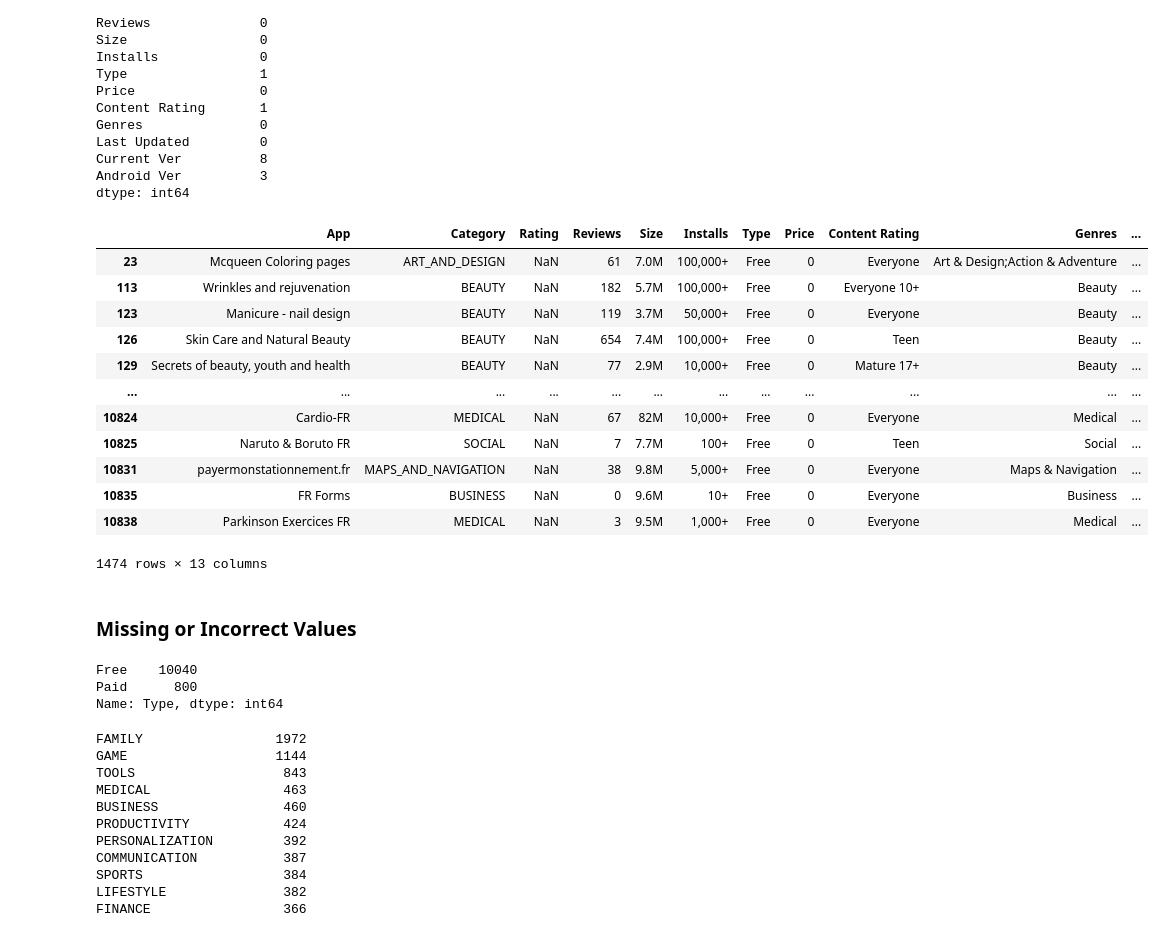
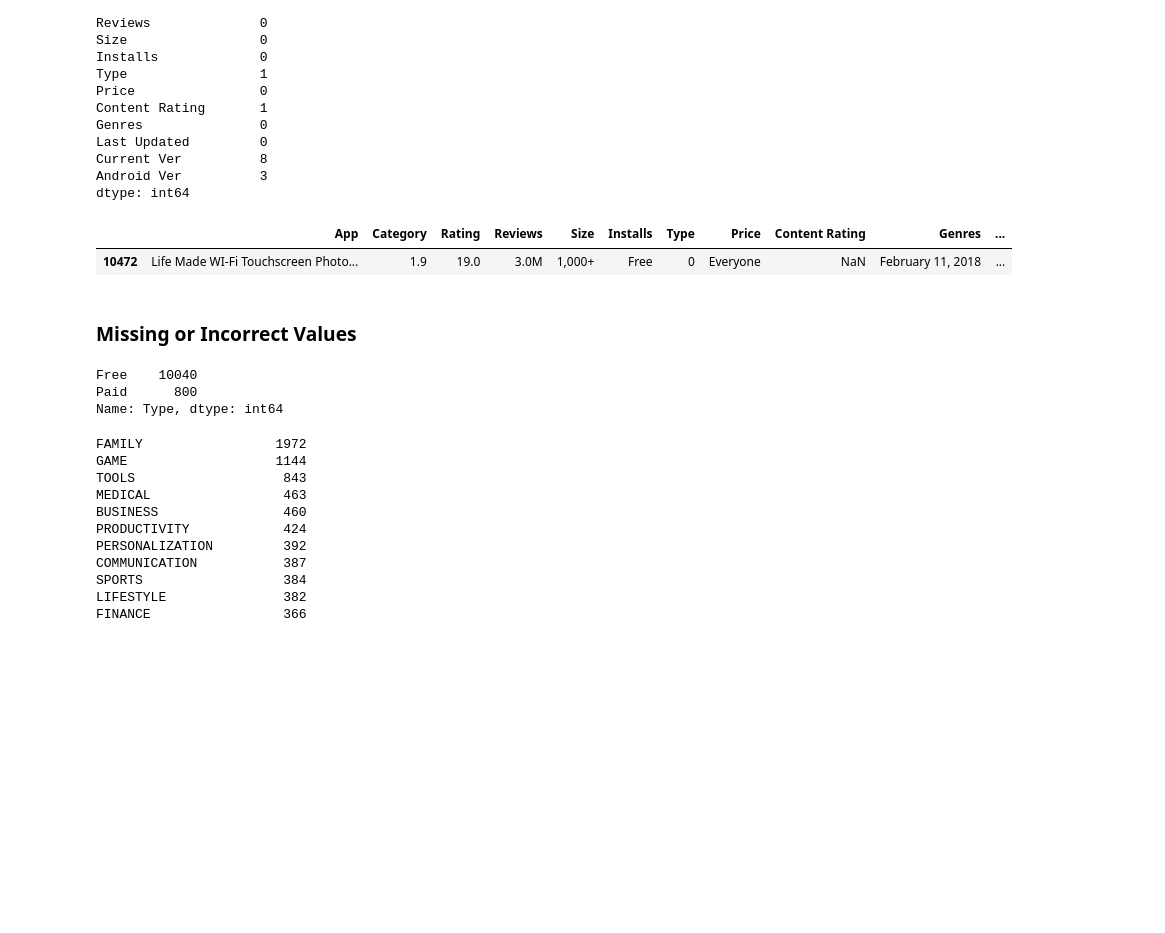
Before and after one commit to jiawei-li89/Project, a Jupyter notebook: Week5-6_Google_Player_Store.ipynb, the cells around one changed output. Saved outputs shown, nothing was run; the diff lists cells and outputs as text; code cells hidden in the pictures; blank space fills up the shorter version.

```diff
--- a/Week5-6_Google_Player_Store.ipynb
+++ b/Week5-6_Google_Player_Store.ipynb
@@ -83,33 +84,26 @@ Android Ver          3
 dtype: int64
 # %%
 playstore[playstore['Rating'].isnull()]
+playstore[playstore.Type == '0']
 # %% [output]
 |  | App | Category | Rating | Reviews | Size | Installs | Type | Price | Content Rating | Genres | ... |
-| 23 | Mcqueen Coloring pages | ART_AND_DESIGN | NaN | 61 | 7.0M | 100,000+ | Free | 0 | Everyone | Art & Design;Action & Adventure | ... |
-| 113 | Wrinkles and rejuvenation | BEAUTY | NaN | 182 | 5.7M | 100,000+ | Free | 0 | Everyone 10+ | Beauty | ... |
-| 123 | Manicure - nail design | BEAUTY | NaN | 119 | 3.7M | 50,000+ | Free | 0 | Everyone | Beauty | ... |
-| 126 | Skin Care and Natural Beauty | BEAUTY | NaN | 654 | 7.4M | 100,000+ | Free | 0 | Teen | Beauty | ... |
-| 129 | Secrets of beauty, youth and health | BEAUTY | NaN | 77 | 2.9M | 10,000+ | Free | 0 | Mature 17+ | Beauty | ... |
-| ... | ... | ... | ... | ... | ... | ... | ... | ... | ... | ... | ... |
-| 10824 | Cardio-FR | MEDICAL | NaN | 67 | 82M | 10,000+ | Free | 0 | Everyone | Medical | ... |
-| 10825 | Naruto & Boruto FR | SOCIAL | NaN | 7 | 7.7M | 100+ | Free | 0 | Teen | Social | ... |
-| 10831 | payermonstationnement.fr | MAPS_AND_NAVIGATION | NaN | 38 | 9.8M | 5,000+ | Free | 0 | Everyone | Maps & Navigation | ... |
-| 10835 | FR Forms | BUSINESS | NaN | 0 | 9.6M | 10+ | Free | 0 | Everyone | Business | ... |
-| 10838 | Parkinson Exercices FR | MEDICAL | NaN | 3 | 9.5M | 1,000+ | Free | 0 | Everyone | Medical | ... |
+| 10472 | Life Made WI-Fi Touchscreen Photo... | 1.9 | 19.0 | 3.0M | 1,000+ | Free | 0 | Everyone | NaN | February 11, 2018 | ... |
-1474 rows × 13 columns
 # %% [markdown]
 ### Missing or Incorrect Values
-# %%
-"""
-Change Type to Free for the Apps with Type=O
-"""
-playstore.Type.value_counts()
-playstore['Type']=playstore.Type.replace(['0'],'Free')
-playstore.Type.value_counts()
-# %% [output]
-Free    10040
-Paid      800
-Name: Type, dtype: int64
+# %%
+"""
+Change Type to Free for the Apps with Type=O
+"""
+playstore[playstore.Type.isna()] #we can see that for this app price is zero
+playstore['Type'].fillna('Free', inplace=True)
+
+playstore[playstore.Type == '0'] #we can see that for this app the values are not good in each columns so we will remove it
+playstore.drop(playstore[playstore.Type == '0'].index,inplace=True)
+playstore.Type.value_counts()
+# %% [output]
+Free    10040
+Paid      800
+Name: Type, dtype: int64
 # %%
 """
 Remove rows with Category '1.9'
```
Also changed, not shown: parts of 19 cells of this notebook.
